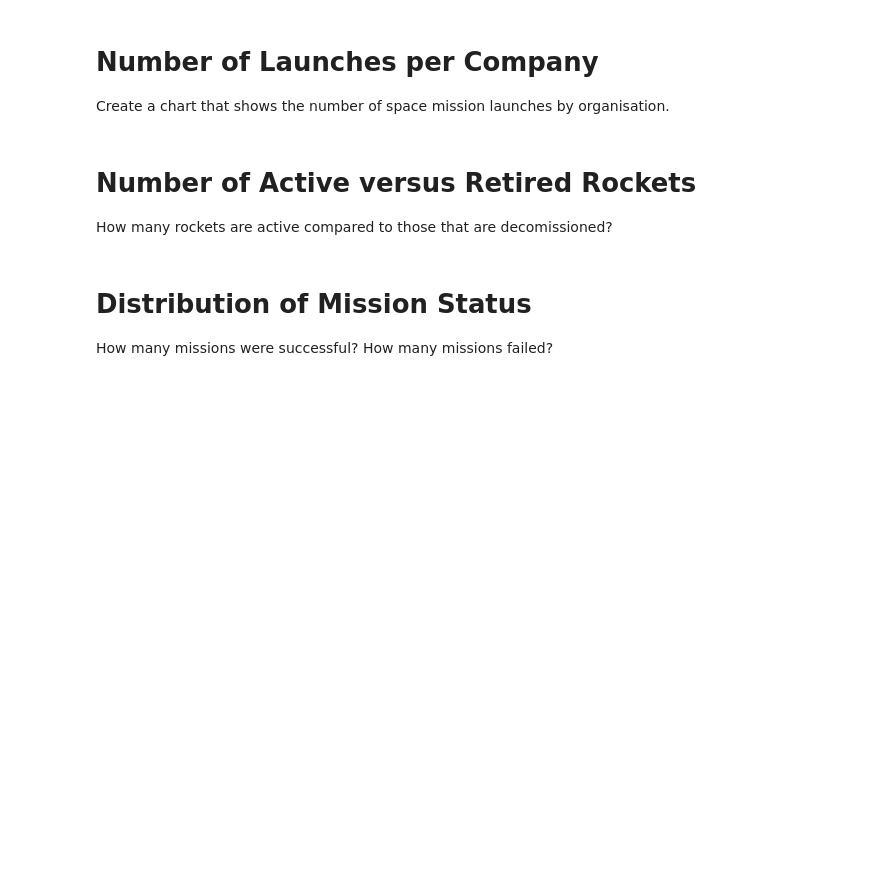
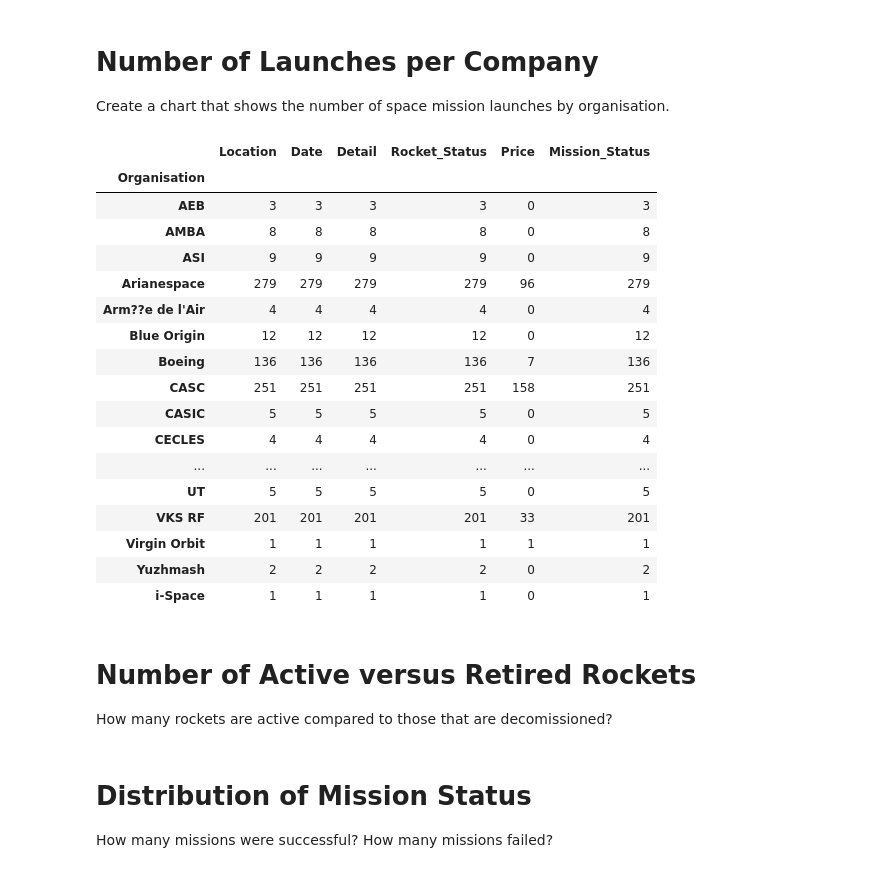
Before and after one commit to chgwyellow/Analyse---Visualise-the-Space-Race, a Jupyter notebook: Space_Missions_Analysis.ipynb, the cells around one changed output. Cells and saved outputs as stored; diff of their text form; code cells hidden in the pictures; blank space fills up the shorter version.

Commit message:
completed the data exploration and junk columns dropped.

```diff
--- a/Space_Missions_Analysis.ipynb
+++ b/Space_Missions_Analysis.ipynb
@@ -48,2 +64,4 @@ Consider removing columns containing junk data.
+# %%
+df_data = df_data.drop(["Unnamed: 0.1", "Unnamed: 0"], axis=1)
 # %% [markdown]
 ## Descriptive Statistics
@@ -51,6 +95,27 @@ Consider removing columns containing junk data.
 # Number of Launches per Company
 
 Create a chart that shows the number of space mission launches by organisation.
+# %%
+df_data.groupby("Organisation").count()
+# %% [output]
+|  | Location | Date | Detail | Rocket_Status | Price | Mission_Status |
+| Organisation |  |  |  |  |  |  |
+| AEB | 3 | 3 | 3 | 3 | 0 | 3 |
+| AMBA | 8 | 8 | 8 | 8 | 0 | 8 |
+| ASI | 9 | 9 | 9 | 9 | 0 | 9 |
+| Arianespace | 279 | 279 | 279 | 279 | 96 | 279 |
+| Arm??e de l'Air | 4 | 4 | 4 | 4 | 0 | 4 |
+| Blue Origin | 12 | 12 | 12 | 12 | 0 | 12 |
+| Boeing | 136 | 136 | 136 | 136 | 7 | 136 |
+| CASC | 251 | 251 | 251 | 251 | 158 | 251 |
+| CASIC | 5 | 5 | 5 | 5 | 0 | 5 |
+| CECLES | 4 | 4 | 4 | 4 | 0 | 4 |
+| ... | ... | ... | ... | ... | ... | ... |
+| UT | 5 | 5 | 5 | 5 | 0 | 5 |
+| VKS RF | 201 | 201 | 201 | 201 | 33 | 201 |
+| Virgin Orbit | 1 | 1 | 1 | 1 | 1 | 1 |
+| Yuzhmash | 2 | 2 | 2 | 2 | 0 | 2 |
+| i-Space | 1 | 1 | 1 | 1 | 0 | 1 |
 # %% [markdown]
 # Number of Active versus Retired Rockets
 
```
Also changed, not shown: parts of 6 cells of this notebook.
